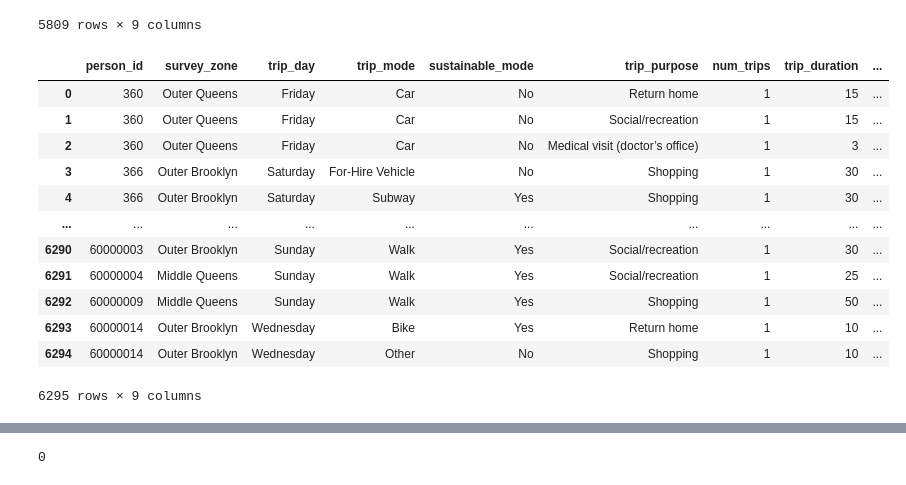
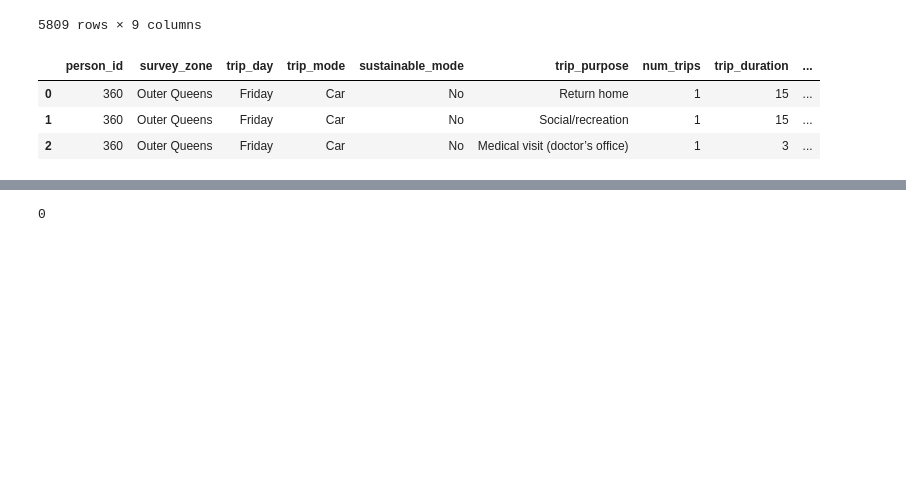
Before and after one commit to mmgargoles/NYC-Mobility-Project, a Jupyter notebook: CPSC4830-Project-Draft.ipynb, the cells around one changed output, grey strips where cells are left out. Drawn from its saved outputs; the diff is of its cells as text; code cells hidden in the pictures; blank space fills up the shorter version.

```diff
--- a/CPSC4830-Project-Draft.ipynb
+++ b/CPSC4830-Project-Draft.ipynb
@@ -106,33 +114,24 @@ trip_2018_coded
 # %%
 #converting values to categorical in trip 2017
 t2017_qsurvey_zone = {1: 'Inner Brooklyn' ,2: 'Inner Queens' ,3: 'Manhattan Core' ,4: 'Middle Queens' ,5: 'Northern Bronx' ,6: 'Northern Manhattan' ,7: 'Outer Brooklyn' ,8: 'Outer Queens' ,9: 'Southern Bronx' ,10: 'Staten Island' ,11: 'Other'}
 t2017_qday = {1:'Sunday', 2:'Monday', 3:'Tuesday', 4:'Wednesday', 5:'Thursday', 6:'Friday', 7:'Saturday', 8:'Not coded'}
 t2017_qmodegroup = {1: 'For-Hire Vehicle' ,2: 'Commuter rail' ,3: 'Bus' ,4: 'Ferry' ,5: 'Subway' ,6: 'Car' ,7: 'Bike' ,8: 'Walk' ,9: 'Other'}
 t2017_sustmode = {1: 'Yes', 2:'No'}
 t2017_tripp = {1: 'Return home' ,2: 'Commute to work/from' ,3: 'Business' ,4: 'School' ,5: 'Shopping' ,6: 'Social/recreation' ,7: 'Personal errands' ,8: 'Medical visit (doctor’s office)' ,9: 'Accompanying  other traveler' ,10: 'Other' ,11: 'Don’t know' ,12: 'Refused' }
 
 
 trip_2017_coded = trip_2017.replace({'qSurveyZone':t2017_qsurvey_zone ,
                                     'qday': t2017_qday,
                                     'qModeGrouping': t2017_qmodegroup,
                                     'qSustainableMode':t2017_sustmode,
                                     'qday1trippurpose':t2017_tripp}).rename(columns={'qSurveyZone':'survey_zone','qday':'trip_day','qModeGrouping':'trip_mode','qSustainableMode':'sustainable_mode','qday1trippurpose':'trip_purpose','qday1triplength':'trip_duration'})
 trip_2017_coded['survey_year']='2017'
-trip_2017_coded
+trip_2017_coded.head(3)
 # %% [output]
 |  | person_id | survey_zone | trip_day | trip_mode | sustainable_mode | trip_purpose | num_trips | trip_duration | ... |
 | 0 | 360 | Outer Queens | Friday | Car | No | Return home | 1 | 15 | ... |
 | 1 | 360 | Outer Queens | Friday | Car | No | Social/recreation | 1 | 15 | ... |
 | 2 | 360 | Outer Queens | Friday | Car | No | Medical visit (doctor’s office) | 1 | 3 | ... |
-| 3 | 366 | Outer Brooklyn | Saturday | For-Hire Vehicle | No | Shopping | 1 | 30 | ... |
-| 4 | 366 | Outer Brooklyn | Saturday | Subway | Yes | Shopping | 1 | 30 | ... |
-| ... | ... | ... | ... | ... | ... | ... | ... | ... | ... |
-| 6290 | 60000003 | Outer Brooklyn | Sunday | Walk | Yes | Social/recreation | 1 | 30 | ... |
-| 6291 | 60000004 | Middle Queens | Sunday | Walk | Yes | Social/recreation | 1 | 25 | ... |
-| 6292 | 60000009 | Middle Queens | Sunday | Walk | Yes | Shopping | 1 | 50 | ... |
-| 6293 | 60000014 | Outer Brooklyn | Wednesday | Bike | Yes | Return home | 1 | 10 | ... |
-| 6294 | 60000014 | Outer Brooklyn | Wednesday | Other | No | Shopping | 1 | 10 | ... |
-6295 rows × 9 columns
 # %%
 #converting values to categorical in trip 2019
 t2019_qday = { 1:'Monday', 2:'Tuesday', 3:'Wednesday', 4:'Thursday', 5:'Friday', 6:'Saturday', 7:'Sunday',995:'Not coded'}
```
Also changed, not shown: parts of 14 cells of this notebook.
